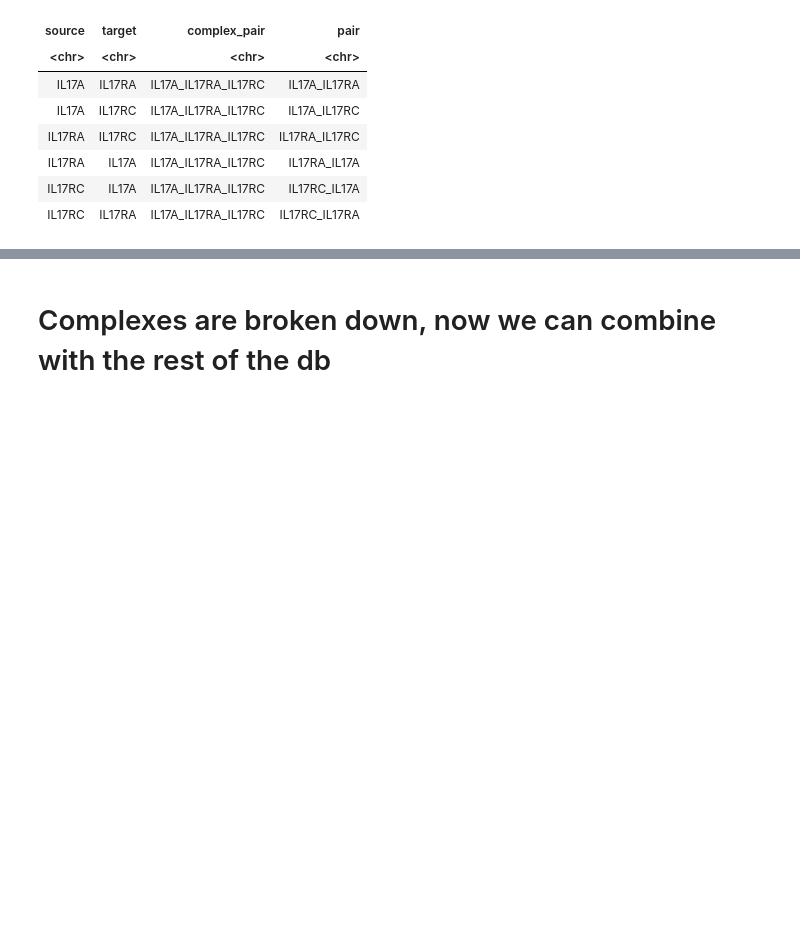
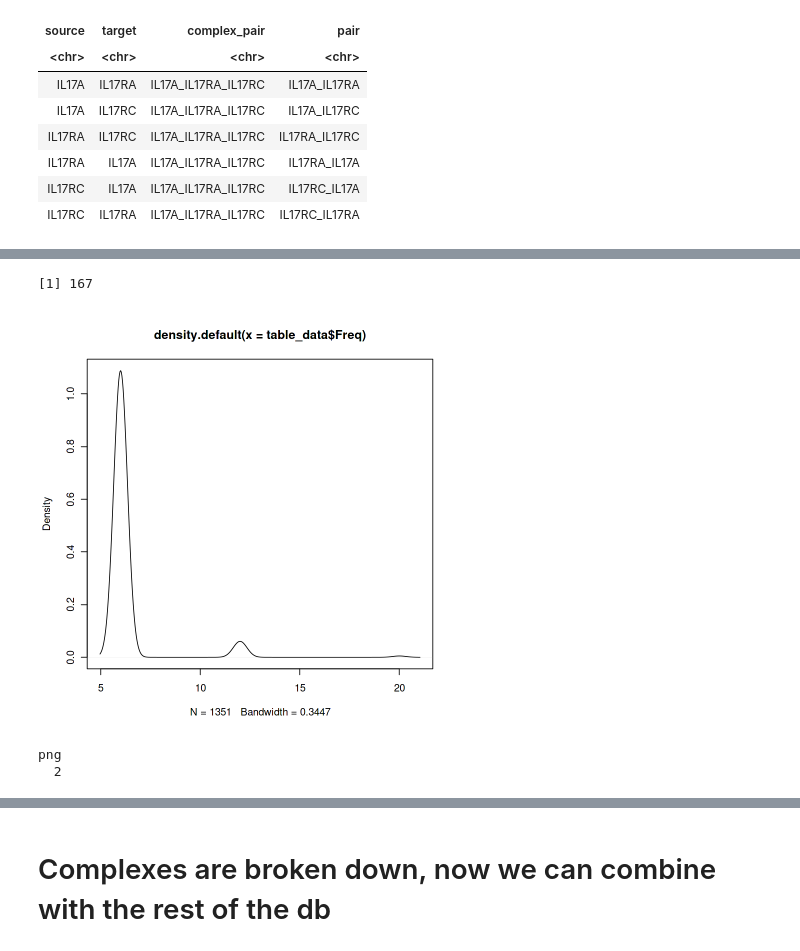
Before and after one commit to SoloveyMaria/community, a Jupyter notebook: docs/DB_building/BuildingUpDBwithCurated.ipynb, the cells around one changed output, grey strips where cells are left out. Cells and saved outputs as stored; diff of their text form; code cells hidden in the pictures; blank space fills up the shorter version.

```diff
--- a/docs/DB_building/BuildingUpDBwithCurated.ipynb
+++ b/docs/DB_building/BuildingUpDBwithCurated.ipynb
@@ -352,0 +601,4 @@ A data.frame: 2 × 4
+# %%
+length(unique(pairwise_pairs_lr[!pairwise_pairs_lr$complex_pair %in% pt_interactions_lr$complex_pair,]$complex_pair))
+# %% [output]
+[1] 167
@@ -352,0 +607,7 @@ A data.frame: 2 × 4
+# %%
+table_data <- as.data.frame(table(pairwise_pairs_lr$complex_pair))
+# %%
+d <- density(table_data$Freq) # returns the density data
+plot(d) # plots the results
+# %% [output]
+[figure, added]
@@ -352,0 +616,8 @@ A data.frame: 2 × 4
+# %%
+jpeg(file="Number of binary pairs produced.jpeg")
+table_data <- table(pairwise_pairs_lr$complex_pair)
+hist(table_data, main = "Number of binary pairs produced from complex", xlab = "# of binary originating from a single complex", ylab = "Count")
+dev.off()
+# %% [output]
+png
+  2
```
Also changed, not shown: parts of 219 cells of this notebook, 5 other files.
